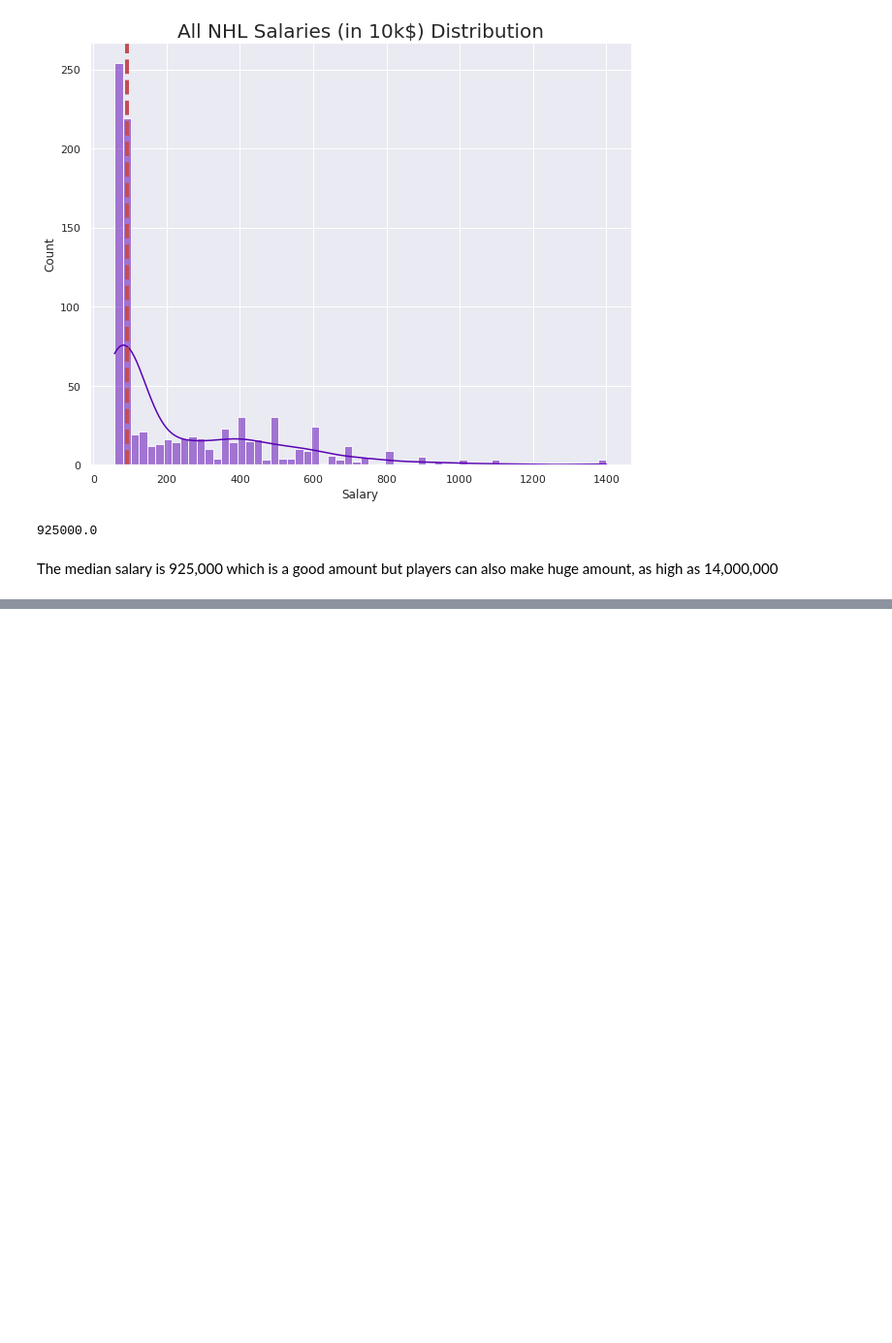
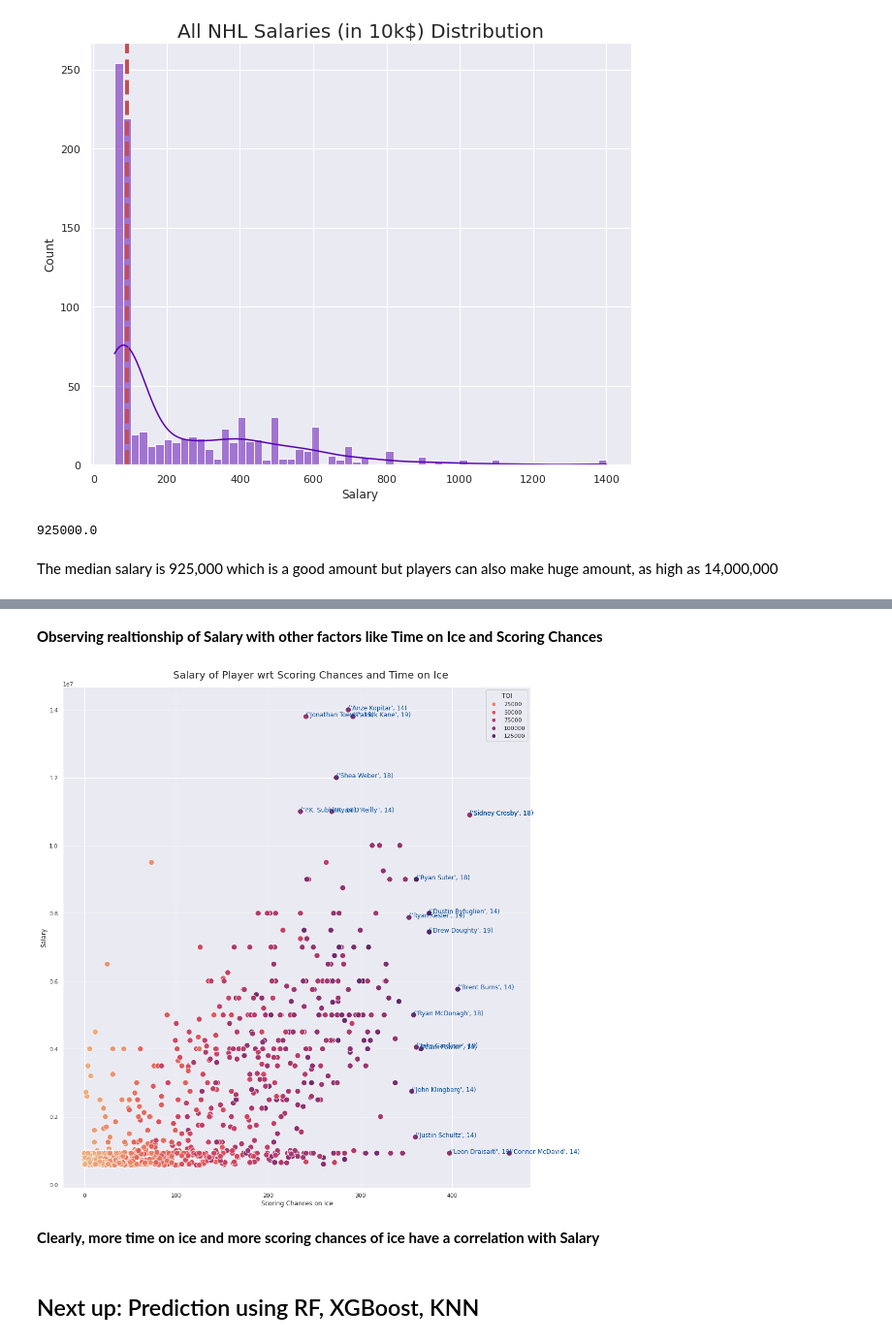
Before and after one commit to PrakritiAilavadi/Kaggle, a Jupyter notebook: predicting-nhl-player-salaries.ipynb, the cells around one changed output, grey strips where cells are left out. Shown at 97% size. Drawn from its saved outputs; the diff is of its cells as text; code cells hidden in the pictures; blank space fills up the shorter version.

```diff
--- a/predicting-nhl-player-salaries.ipynb
+++ b/predicting-nhl-player-salaries.ipynb
@@ -475,0 +488,25 @@ The median salary is 925,000 which is a good amount but players can also make hu
+# %% [markdown]
+**Observing realtionship of Salary with other factors like Time on Ice and Scoring Chances**
+# %%
+## column SCF: Scoring chance of the player when on ice
+## column TOI: Time on Ice
+
+fig = plt.figure(figsize=(15,15))
+ax = sns.scatterplot(x= all_data['SCF'], y=all_data['Salary'], hue=all_data['TOI'], s = 120, palette='flare')
+
+## adding labels on the scatter plot
+for scoring_chance, salary, name, age in zip(all_data['SCF'], all_data['Salary'], all_data['Full_Name'], all_data['Age when Drafted']):
+    if salary > 10000000:
+        ax = plt.text(x=scoring_chance, y=salary, s=(name,int(age)), color='#004d99')
+    if scoring_chance > 350:
+        ax = plt.text(x=scoring_chance, y=salary, s=(name,int(age)), color='#004d99')
+
+ax = fig.suptitle("Salary of Player wrt Scoring Chances and Time on Ice", size=20)
+plt.xlabel('Scoring Chances on Ice')
+ax = fig.tight_layout(pad=1.0)
+# %% [output]
+[figure, added]
+# %% [markdown]
+**Clearly, more time on ice and more scoring chances of ice have a correlation with Salary**
+# %% [markdown]
+## Next up: Prediction using RF, XGBoost, KNN
```
Also changed, not shown: parts of 8 cells of this notebook.
